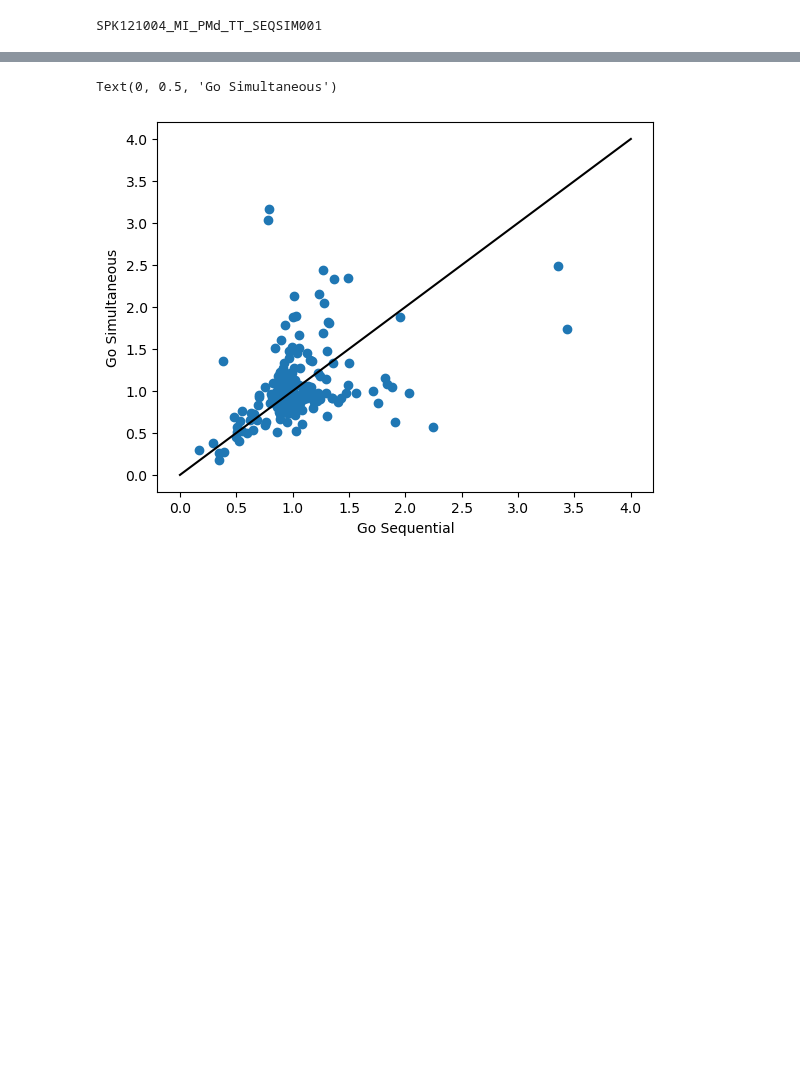
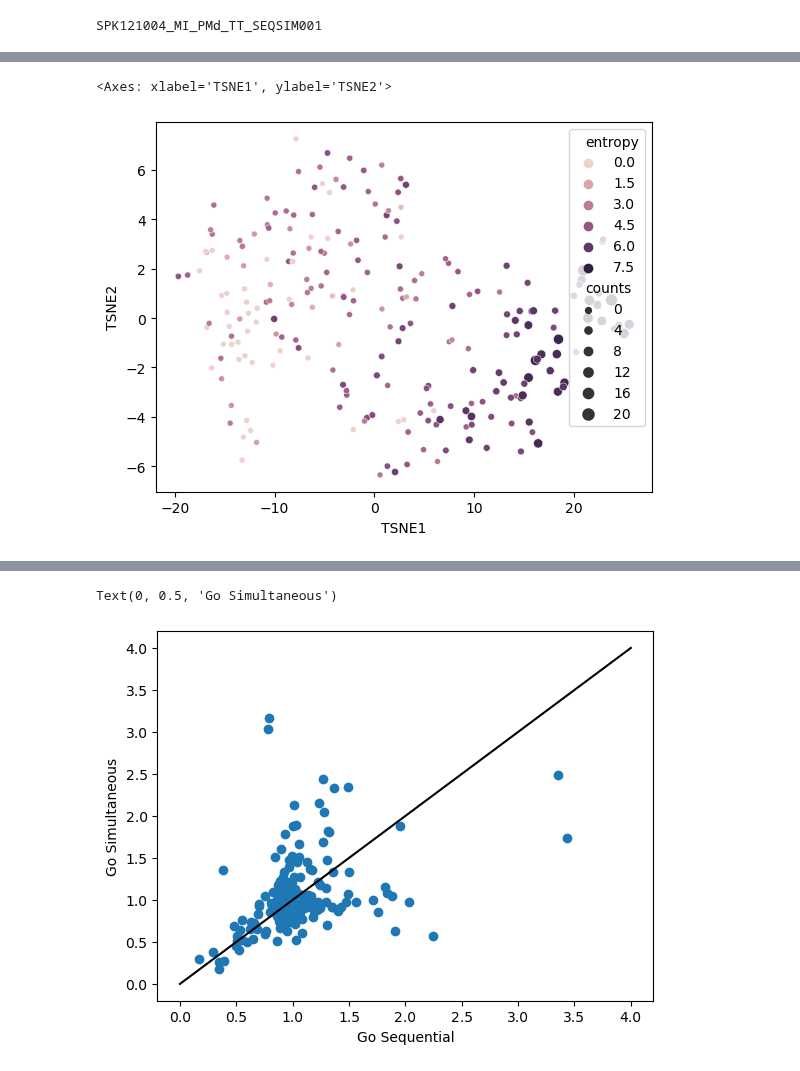
Before and after one commit to ntolley/spike_phase_maps, a Jupyter notebook: notebooks/process_beta_spikes.ipynb, the cells around one changed output, grey strips where cells are left out. Saved outputs shown, nothing was run; the diff lists cells and outputs as text; code cells hidden in the pictures; blank space fills up the shorter version.

Commit message:
Add entropy maps

```diff
--- a/notebooks/process_beta_spikes.ipynb
+++ b/notebooks/process_beta_spikes.ipynb
@@ -414,0 +420,5 @@ plt.tight_layout()
+# %%
+projection_args = {'n_components': 3, 'perplexity': 9, 'learning_rate': 5, 'random_state': 0}
+q = 10
+model = simnets.SIMNETS(st_dist='victor-purpura', unit_dist='euclidean', projection='TSNE')
+model.fit(st_data_go, q)
@@ -414,0 +427,9 @@ plt.tight_layout()
+# %%
+df_dict = {'TSNE1': model.simnets_points[:,0], 'TSNE2': model.simnets_points[:,1],
+            'entropy': cond1_ff_dict['st_entropy'],  'counts': list(map(np.mean,cond1_ff_dict['st_counts']))}
+df = pd.DataFrame(df_dict)
+
+sns.scatterplot(data=df, x='TSNE1', y='TSNE2', hue='entropy', size='counts')
+# %% [output]
+<Axes: xlabel='TSNE1', ylabel='TSNE2'>
+[figure, added]
```
Also changed, not shown: parts of 11 cells of this notebook.
